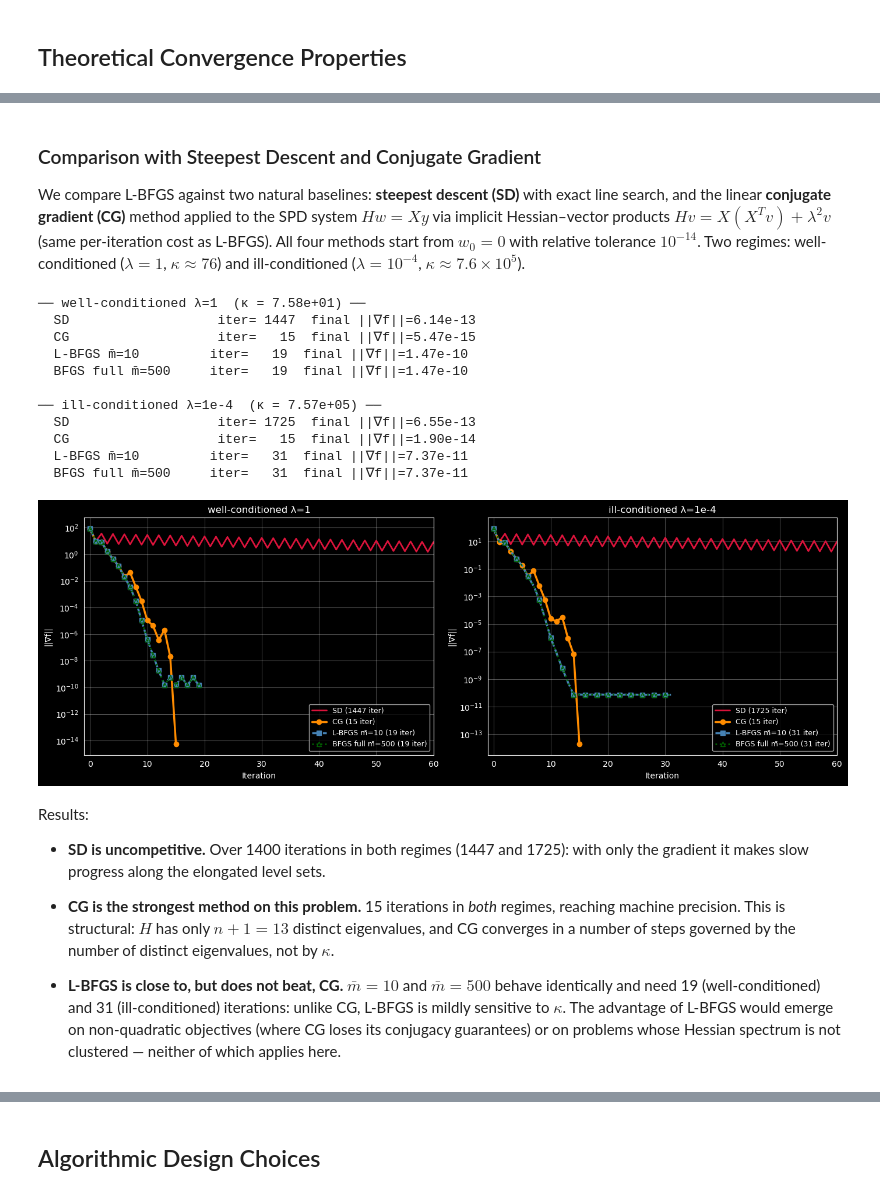
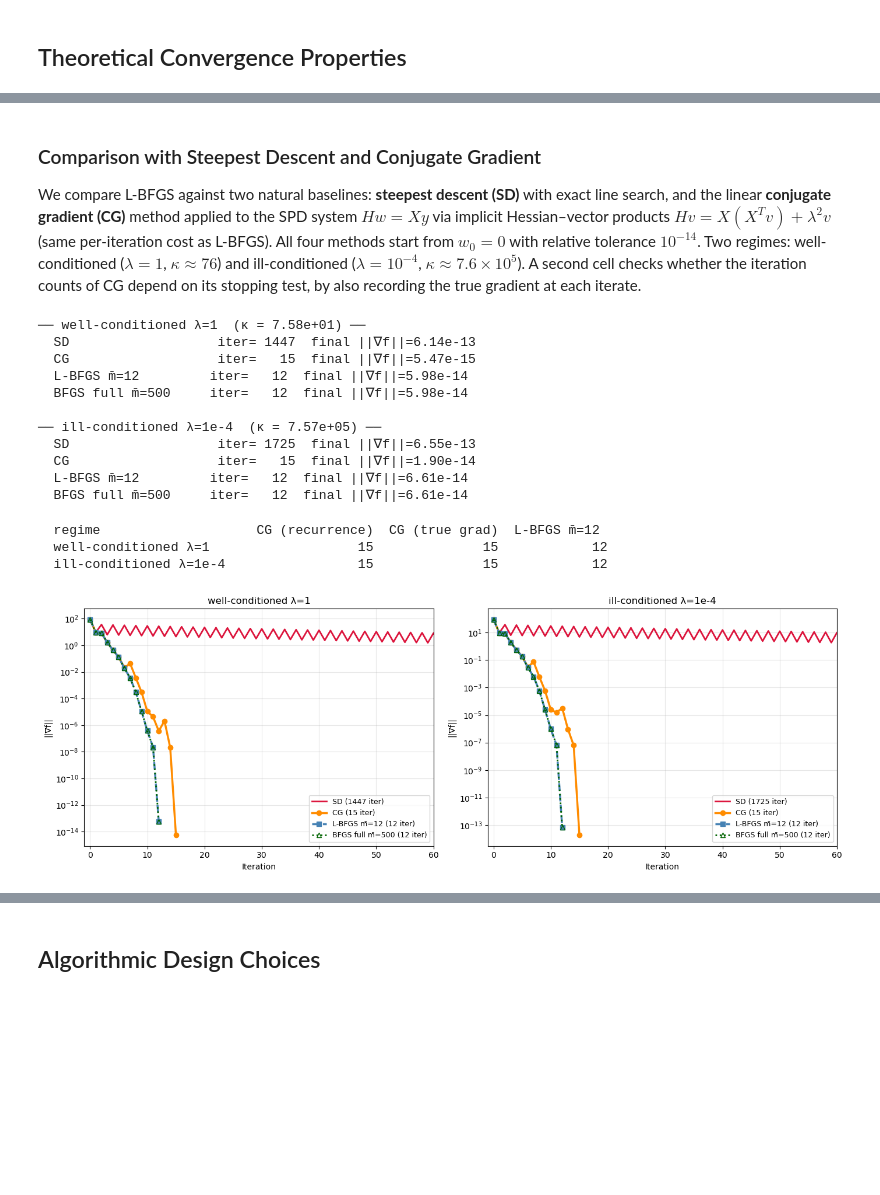
Before and after one commit to GianlucaPanzani/CM-Project-25-26, a Jupyter notebook: 02_lbfgs_experiments.ipynb, the cells around one changed output, grey strips where cells are left out. Drawn from its saved outputs; the diff is of its cells as text; code cells hidden in the pictures; blank space fills up the shorter version.

```diff
--- a/02_lbfgs_experiments.ipynb
+++ b/02_lbfgs_experiments.ipynb
@@ -108,10 +110,10 @@ for mh in m_values_conv:
 fig, axes = plt.subplots(1, 2, figsize=(14, 5))
 
 styles_conv = {3: ('o-', 1.8, 4),
-               10: ('s--', 2.2, 6),
+               12: ('s--', 2.2, 6),
                m: ('^:', 1.4, 5)}
 
-XLIM = 100   # truncate: all the action is in the first ~20 iterations;
+XLIM = 16   # truncate: all the action is in the first ~20 iterations;
 # m=3 continues to 287 but only as floor-level noise afterwards
 
 # --- Q-linear ratio ---
@@ -122,7 +124,8 @@ for mh in m_values_conv:
     r_lin = gap[1:] / gap[:-1]
     style, lw, ms = styles_conv[mh]
     n_iter = len(results_conv[mh]['f']) - 1
-    ax.semilogy(r_lin, style, lw=lw, ms=ms,
+    k_lin = np.arange(1, len(r_lin) + 1)
+    ax.semilogy(k_lin, r_lin, style, lw=lw, ms=ms,
                 color=colors_conv[mh],
                 label=f'{labels_conv[mh]} ({n_iter} iter)',
                 markerfacecolor='none' if mh == m else colors_conv[mh])
@@ -191,6 +195,8 @@ $Hv = X(X^Tv) + \lambda^2 v$ (same per-iteration cost as L-BFGS).
 All four methods start from $w_0 = 0$ with relative tolerance $10^{-14}$.
 Two regimes: well-conditioned ($\lambda = 1$, $\kappa \approx 76$) and
 ill-conditioned ($\lambda = 10^{-4}$, $\kappa \approx 7.6 \times 10^5$).
+A second cell checks whether the iteration counts of CG depend on its
+stopping test, by also recording the true gradient at each iterate.
 # %%
 # Steepest Descent (exact LS)
 def steepest_descent(X, y, lam, max_iter=10000, tol=1e-14,
@@ -253,7 +259,7 @@ def conjugate_gradient(X, y, lam, max_iter=None, tol=1e-14,
     stop = tol * g0 if tol_type == 'relative' else tol
 
     f_val = compute_loss(w, X, y, lam)
-    hist = {'f': [f_val], 'grad_norm': [g0], 'alpha': []}
+    hist = {'f': [f_val], 'grad_norm': [g0], 'alpha': [], 'true_grad_norm': [g0]}
     if w_star is not None: hist['dist_to_opt'] = [float(np.linalg.norm(w - w_star))]
     if f_star is not None: hist['gap_to_opt']  = [float(f_val - f_star)]
 
@@ -270,6 +276,8 @@ def conjugate_gradient(X, y, lam, max_iter=None, tol=1e-14,
         rs     = rs_new
         f_val = compute_loss(w, X, y, lam)
         hist['f'].append(f_val); hist['grad_norm'].append(np.sqrt(rs))
+        # true gradient (diagnostic only): r is updated by recurrence
+        hist['true_grad_norm'].append(float(np.linalg.norm(compute_gradient(w, X, y, lam))))
         hist['alpha'].append(alpha)
         if w_star is not None: hist['dist_to_opt'].append(float(np.linalg.norm(w - w_star)))
         if f_star is not None: hist['gap_to_opt'].append(float(f_val - f_star))
@@ -283,7 +291,7 @@ configs_bench = [
 
 bench_runs = {}
 for lam_v, label in configs_bench:
-    w_s, f_s, _ = solve_exact(X, y, lam_v)
+    w_s, f_s = svd_reference(X, y, lam_v)
     kap         = compute_condition_number(X, lam_v)
     print(f"\n── {label}  (κ = {kap:.2e}) ──")
     runs = {}
@@ -291,13 +299,13 @@ for lam_v, label in configs_bench:
         X, y, lam_v, max_iter=20000, tol=1e-14, w_star=w_s, f_star=f_s)
     _, runs['CG'],         _ = conjugate_gradient(
         X, y, lam_v, max_iter=2*m, tol=1e-14, w_star=w_s, f_star=f_s)
-    _, runs['L-BFGS m̄=10'], _ = lbfgs_optimize(
-        X, y, lam_v, m_history=10, tol=1e-14, max_iter=2000,
-        line_search='exact', use_restart=True,
+    _, runs['L-BFGS m̄=12'], _ = lbfgs_optimize(
+        X, y, lam_v, m_history=12, tol=1e-14, max_iter=2000,
+        line_search='exact', use_restart=False,
         w_star=w_s, f_star=f_s, verbose=False)
     _, runs[f'BFGS full m̄={m}'], _ = lbfgs_optimize(
         X, y, lam_v, m_history=m, tol=1e-14, max_iter=2000,
-        line_search='exact', use_restart=True,
+        line_search='exact', use_restart=False,
         w_star=w_s, f_star=f_s, verbose=False)
     bench_runs[lam_v] = runs
     for name, h in runs.items():
@@ -307,60 +315,61 @@ for lam_v, label in configs_bench:
 ── well-conditioned λ=1  (κ = 7.58e+01) ──
   SD                   iter= 1447  final ||∇f||=6.14e-13
   CG                   iter=   15  final ||∇f||=5.47e-15
-  L-BFGS m̄=10         iter=   19  final ||∇f||=1.47e-10
-  BFGS full m̄=500     iter=   19  final ||∇f||=1.47e-10
+  L-BFGS m̄=12         iter=   12  final ||∇f||=5.98e-14
+  BFGS full m̄=500     iter=   12  final ||∇f||=5.98e-14
 
 ── ill-conditioned λ=1e-4  (κ = 7.57e+05) ──
   SD                   iter= 1725  final ||∇f||=6.55e-13
   CG                   iter=   15  final ||∇f||=1.90e-14
-  L-BFGS m̄=10         iter=   31  final ||∇f||=7.37e-11
-  BFGS full m̄=500     iter=   31  final ||∇f||=7.37e-11
+  L-BFGS m̄=12         iter=   12  final ||∇f||=6.61e-14
+  BFGS full m̄=500     iter=   12  final ||∇f||=6.61e-14
+# %%
+# CG vs L-BFGS: is the difference in iterations due to the stopping test?
+# CG stops on the residual updated by recurrence; here we also check when the
+# TRUE gradient first meets the same threshold.  In exact arithmetic both
+# methods would terminate after as many steps as the distinct eigenvalues of
+# the Hessian restricted to range(X); rounding errors make CG lose conjugacy.
+print(f"  {'regime':<24} {'CG (recurrence)':>16} {'CG (true grad)':>15} {'L-BFGS m̄=12':>13}")
+for lam_v, label in configs_bench:
+    runs = bench_runs[lam_v]
+    h_cg = runs['CG']
+    stop = 1e-14 * h_cg['true_grad_norm'][0]
+    first_true = next((k for k, g in enumerate(h_cg['true_grad_norm']) if g < stop), None)
+    print(f"  {label:<24} {len(h_cg['f'])-1:>16} {str(first_true):>15} "
+          f"{len(runs['L-BFGS m̄=12']['f'])-1:>13}")
+# %% [output]
+  regime                    CG (recurrence)  CG (true grad)  L-BFGS m̄=12
+  well-conditioned λ=1                   15              15            12
+  ill-conditioned λ=1e-4                 15              15            12
 # %%
 # Plot: gradient norm vs iteration, all four methods
 colors_bench = {'SD': 'crimson', 'CG': 'darkorange',
-                'L-BFGS m̄=10': 'steelblue', f'BFGS full m̄={m}': 'darkgreen'}
+                'L-BFGS m̄=12': 'steelblue', f'BFGS full m̄={m}': 'darkgreen'}
 
 fig, axes = plt.subplots(1, 2, figsize=(14, 5))
 styles_bench = {
     'SD':                ('-',  2.0, None, False),
     'CG':                ('-',  2.5, 'o',  False),
-    'L-BFGS m̄=10':      ('--', 2.5, 's',  False),
+    'L-BFGS m̄=12':      ('--', 2.5, 's',  False),
     f'BFGS full m̄={m}': (':',  2.0, '^',  True),
 }
 
 for ax, (lam_v, label) in zip(axes, configs_bench):
     runs = bench_runs[lam_v]
     for name, h in runs.items():
         ls, lw, mk, hollow = styles_bench[name]
         kwargs = dict(lw=lw, color=colors_bench[name],
                       label=f"{name} ({len(h['f'])-1} iter)")
         if mk:
             kwargs.update(marker=mk, markersize=6, markevery=max(1, (len(h['f'])-1)//12))
             if hollow:
                 kwargs['markerfacecolor'] = 'none'
         ax.semilogy(h['grad_norm'], ls, **kwargs)
     ax.set(xlabel='Iteration', ylabel='||∇f||', title=label)
     ax.set_xlim(-1, 60)
     ax.legend(fontsize=9); ax.grid(alpha=0.3, which='both')
 
 plt.tight_layout()
 plt.show()
 # %% [output]
-[figure, old version]
+[figure, new version]
-# %% [markdown]
-Results:
-* **SD is uncompetitive.** Over 1400 iterations in both regimes (1447 and
-  1725): with only the gradient it makes slow progress along the elongated
-  level sets.
-
-* **CG is the strongest method on this problem.** 15 iterations in *both*
-  regimes, reaching machine precision. This is structural: $H$ has only
-  $n+1=13$ distinct eigenvalues, and CG converges in a number of steps
-  governed by the number of distinct eigenvalues, not by $\kappa$.
-
-* **L-BFGS is close to, but does not beat, CG.** $\bar{m}=10$ and
-  $\bar{m}=500$ behave identically and need 19 (well-conditioned) and 31
-  (ill-conditioned) iterations: unlike CG, L-BFGS is mildly sensitive to
-  $\kappa$. The advantage of L-BFGS would emerge on non-quadratic
-  objectives (where CG loses its conjugacy guarantees) or on problems whose
-  Hessian spectrum is not clustered — neither of which applies here.
```
Also changed, not shown: parts of 72 cells of this notebook, 1 other file.
